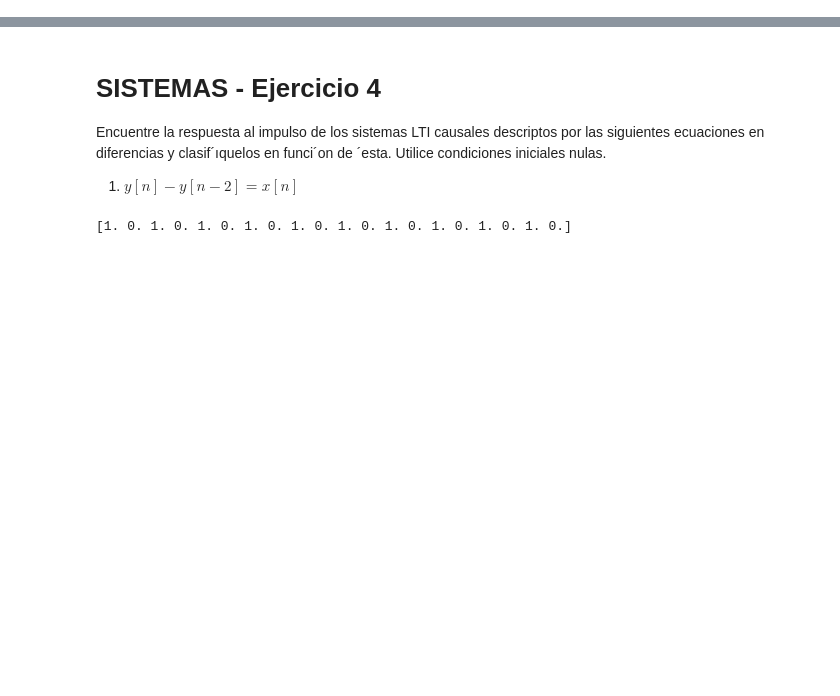
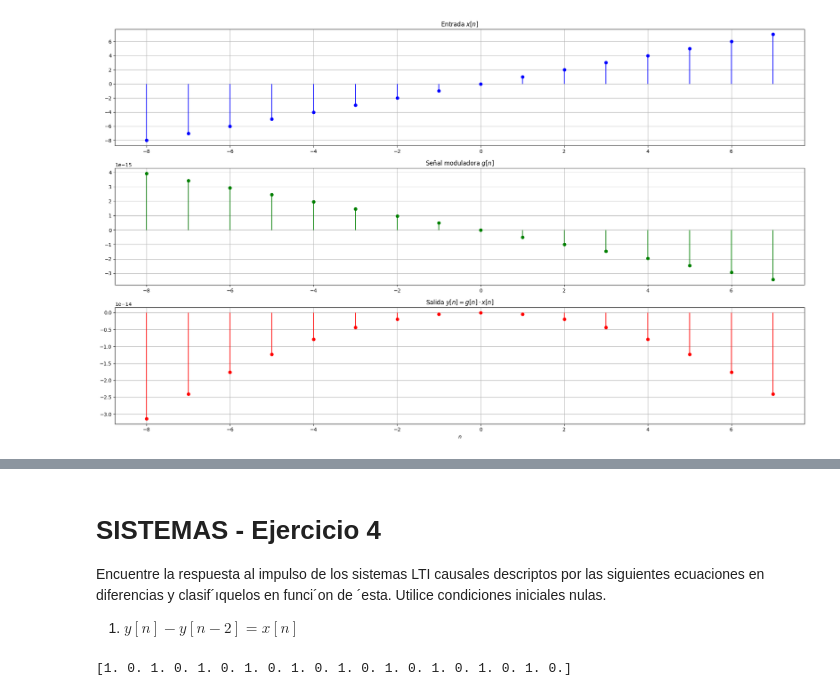
Before and after one commit to lucasgarcia2297/PDS, a Jupyter notebook: Guia2/Guia2.1-Sistemas.ipynb, the cells around one changed output, grey strips where cells are left out. Cells and saved outputs as stored; diff of their text form; code cells hidden in the pictures; blank space fills up the shorter version.

```diff
--- a/Guia2/Guia2.1-Sistemas.ipynb
+++ b/Guia2/Guia2.1-Sistemas.ipynb
@@ -0,0 +63,36 @@
+# %%
+#==================================================
+#=====================INCISO A=====================
+#==================================================
+import numpy as np
+import matplotlib.pyplot as plt
+
+n = np.arange(-8, 8)
+g = 2 * np.sin( 2 * np.pi * 0.5 * n * 2)
+
+x = n
+y = g * x
+
+
+plt.figure(figsize=(20, 12))
+
+plt.subplot(3, 1, 1)
+plt.stem(n, x, basefmt=" ", linefmt='b-', markerfmt='bo')
+plt.title("Entrada $x[n]$")
+plt.grid(True)
+
+plt.subplot(3, 1, 2)
+plt.stem(n, g, basefmt=" ", linefmt='g-', markerfmt='go')
+plt.title("Señal moduladora $g[n]$")
+plt.grid(True)
+
+plt.subplot(3, 1, 3)
+plt.stem(n, y, basefmt=" ", linefmt='r-', markerfmt='ro')
+plt.title("Salida $y[n] = g[n] \\cdot x[n]$")
+plt.xlabel("$n$")
+plt.grid(True)
+
+plt.tight_layout()
+plt.show()
+# %% [output]
+[figure, added]
```
Also changed, not shown: parts of 4 cells of this notebook, 1 other file.
